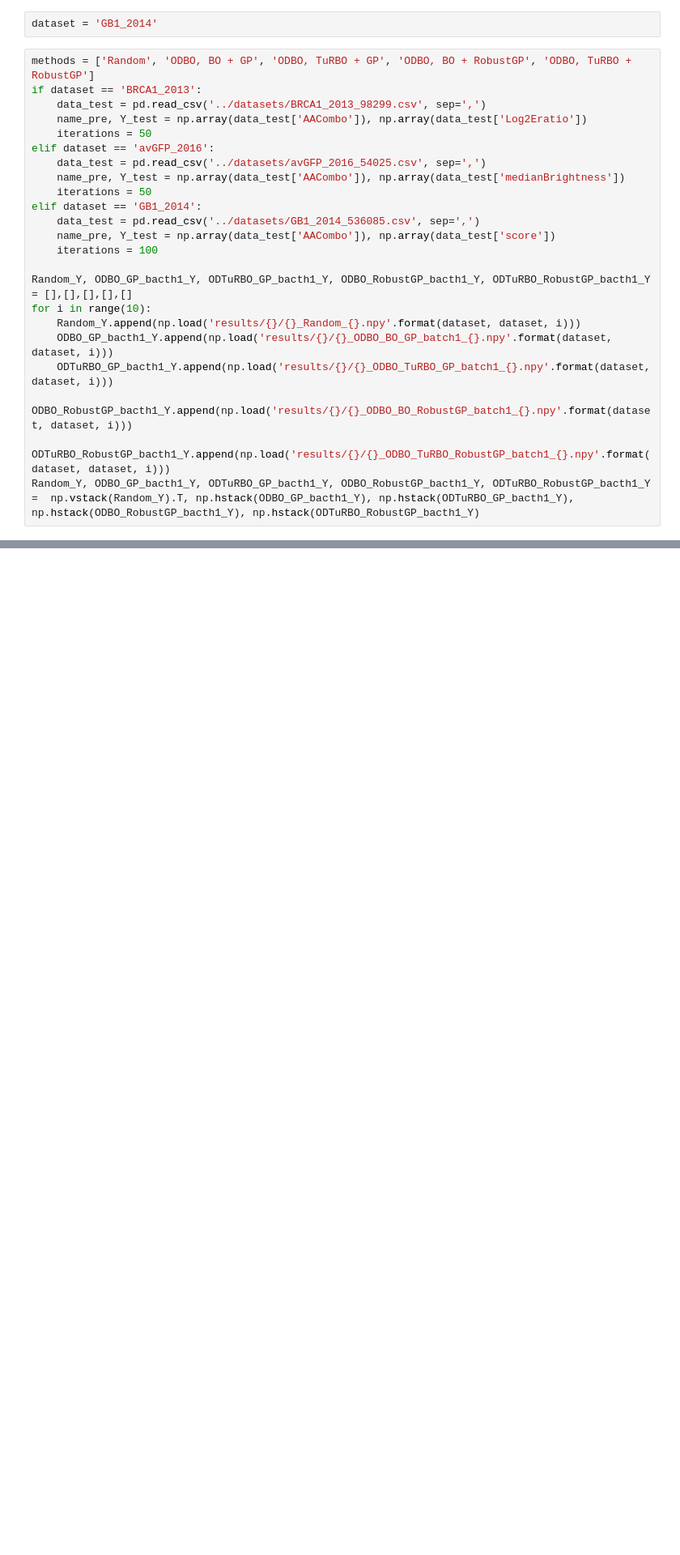
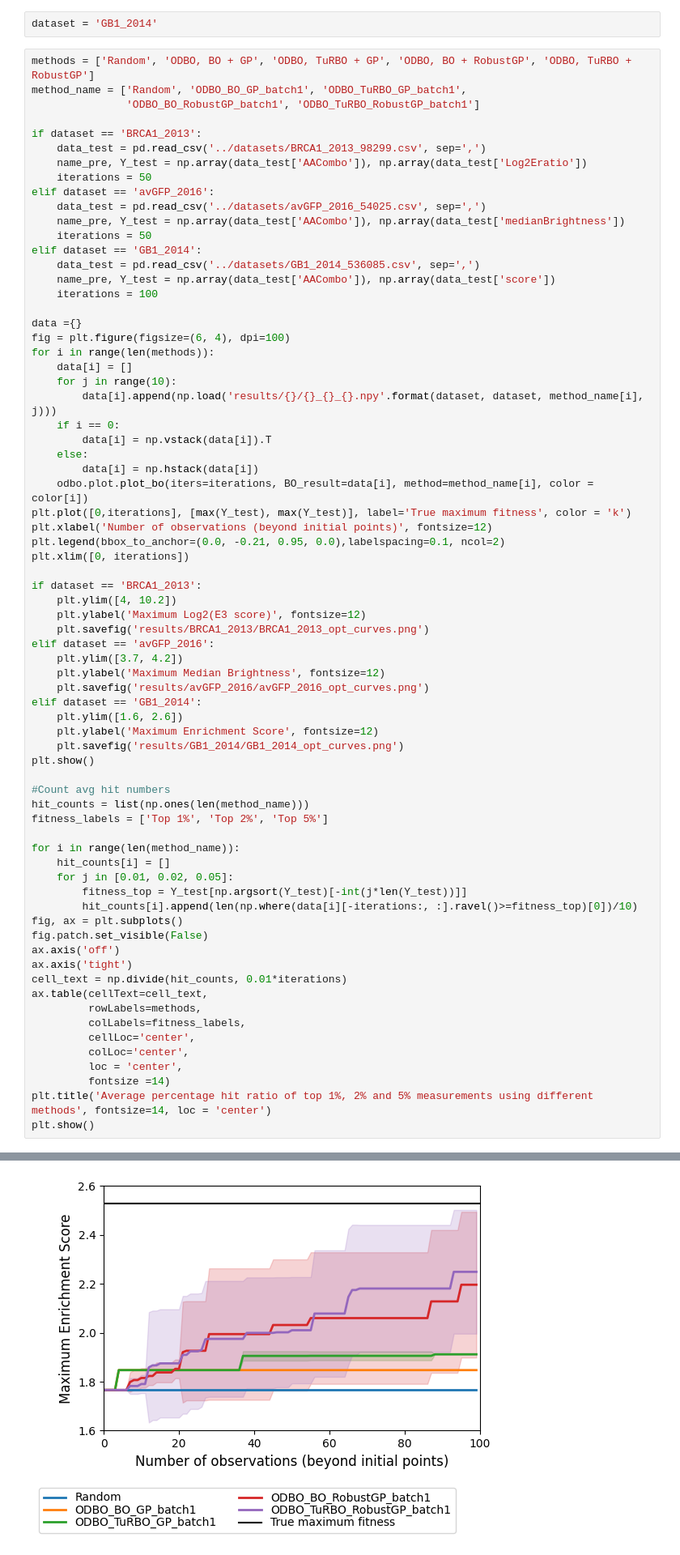
Before and after one commit to sherrylixuecheng/ODBO, a Jupyter notebook: examples/Plot_results.ipynb, the cells around one changed output, grey strips where cells are left out. Shown at 81% size. Saved outputs shown, nothing was run; the diff lists cells and outputs as text; blank space fills up the shorter version.

```diff
--- a/examples/Plot_results.ipynb
+++ b/examples/Plot_results.ipynb
@@ -80,6 +124,9 @@ plt.show()
 dataset = 'GB1_2014'
 # %%
 methods = ['Random', 'ODBO, BO + GP', 'ODBO, TuRBO + GP', 'ODBO, BO + RobustGP', 'ODBO, TuRBO + RobustGP']
+method_name = ['Random', 'ODBO_BO_GP_batch1', 'ODBO_TuRBO_GP_batch1',
+               'ODBO_BO_RobustGP_batch1', 'ODBO_TuRBO_RobustGP_batch1']
+
 if dataset == 'BRCA1_2013':
     data_test = pd.read_csv('../datasets/BRCA1_2013_98299.csv', sep=',')
     name_pre, Y_test = np.array(data_test['AACombo']), np.array(data_test['Log2Eratio'])
@@ -93,11 +140,57 @@ elif dataset == 'GB1_2014':
     name_pre, Y_test = np.array(data_test['AACombo']), np.array(data_test['score'])
     iterations = 100
 
-Random_Y, ODBO_GP_bacth1_Y, ODTuRBO_GP_bacth1_Y, ODBO_RobustGP_bacth1_Y, ODTuRBO_RobustGP_bacth1_Y = [],[],[],[],[]
-for i in range(10):
-    Random_Y.append(np.load('results/{}/{}_Random_{}.npy'.format(dataset, dataset, i)))
-    ODBO_GP_bacth1_Y.append(np.load('results/{}/{}_ODBO_BO_GP_batch1_{}.npy'.format(dataset, dataset, i)))
-    ODTuRBO_GP_bacth1_Y.append(np.load('results/{}/{}_ODBO_TuRBO_GP_batch1_{}.npy'.format(dataset, dataset, i)))
-    ODBO_RobustGP_bacth1_Y.append(np.load('results/{}/{}_ODBO_BO_RobustGP_batch1_{}.npy'.format(dataset, dataset, i)))
-    ODTuRBO_RobustGP_bacth1_Y.append(np.load('results/{}/{}_ODBO_TuRBO_RobustGP_batch1_{}.npy'.format(dataset, dataset, i)))
-Random_Y, ODBO_GP_bacth1_Y, ODTuRBO_GP_bacth1_Y, ODBO_RobustGP_bacth1_Y, ODTuRBO_RobustGP_bacth1_Y =  np.vstack(Random_Y).T, np.hstack(ODBO_GP_bacth1_Y), np.hstack(ODTuRBO_GP_bacth1_Y), np.hstack(ODBO_RobustGP_bacth1_Y), np.hstack(ODTuRBO_RobustGP_bacth1_Y)
+data ={}
+fig = plt.figure(figsize=(6, 4), dpi=100)
+for i in range(len(methods)):
+    data[i] = []
+    for j in range(10):
+        data[i].append(np.load('results/{}/{}_{}_{}.npy'.format(dataset, dataset, method_name[i], j)))
+    if i == 0:
+        data[i] = np.vstack(data[i]).T
+    else:
+        data[i] = np.hstack(data[i])
+    odbo.plot.plot_bo(iters=iterations, BO_result=data[i], method=method_name[i], color = color[i])
+plt.plot([0,iterations], [max(Y_test), max(Y_test)], label='True maximum fitness', color = 'k')
+plt.xlabel('Number of observations (beyond initial points)', fontsize=12)
+plt.legend(bbox_to_anchor=(0.0, -0.21, 0.95, 0.0),labelspacing=0.1, ncol=2)
+plt.xlim([0, iterations])
+
+if dataset == 'BRCA1_2013':
+    plt.ylim([4, 10.2])
+    plt.ylabel('Maximum Log2(E3 score)', fontsize=12)
+    plt.savefig('results/BRCA1_2013/BRCA1_2013_opt_curves.png')
+elif dataset == 'avGFP_2016':
+    plt.ylim([3.7, 4.2])
+    plt.ylabel('Maximum Median Brightness', fontsize=12)
+    plt.savefig('results/avGFP_2016/avGFP_2016_opt_curves.png')
+elif dataset == 'GB1_2014':
+    plt.ylim([1.6, 2.6])
+    plt.ylabel('Maximum Enrichment Score', fontsize=12)
+    plt.savefig('results/GB1_2014/GB1_2014_opt_curves.png')
+plt.show()
+
+#Count avg hit numbers
+hit_counts = list(np.ones(len(method_name)))
+fitness_labels = ['Top 1%', 'Top 2%', 'Top 5%']
+
+for i in range(len(method_name)):
+    hit_counts[i] = []
+    for j in [0.01, 0.02, 0.05]:
+        fitness_top = Y_test[np.argsort(Y_test)[-int(j*len(Y_test))]]
+        hit_counts[i].append(len(np.where(data[i][-iterations:, :].ravel()>=fitness_top)[0])/10)
+fig, ax = plt.subplots()
+fig.patch.set_visible(False)
+ax.axis('off')
+ax.axis('tight')
+cell_text = np.divide(hit_counts, 0.01*iterations)
+ax.table(cellText=cell_text,
+         rowLabels=methods,
+         colLabels=fitness_labels,
+         cellLoc='center',
+         colLoc='center',
+         loc = 'center',
+         fontsize =14)
+plt.title('Average percentage hit ratio of top 1%, 2% and 5% measurements using different methods', fontsize=14, loc = 'center')
+plt.show()
+# %% [output]
@@ -103,0 +202 @@ Random_Y, ODBO_GP_bacth1_Y, ODTuRBO_GP_bacth1_Y, ODBO_RobustGP_bacth1_Y, ODTuRBO
+[figure, added]
```
Also changed, not shown: parts of 8 cells of this notebook, 2 other files.
